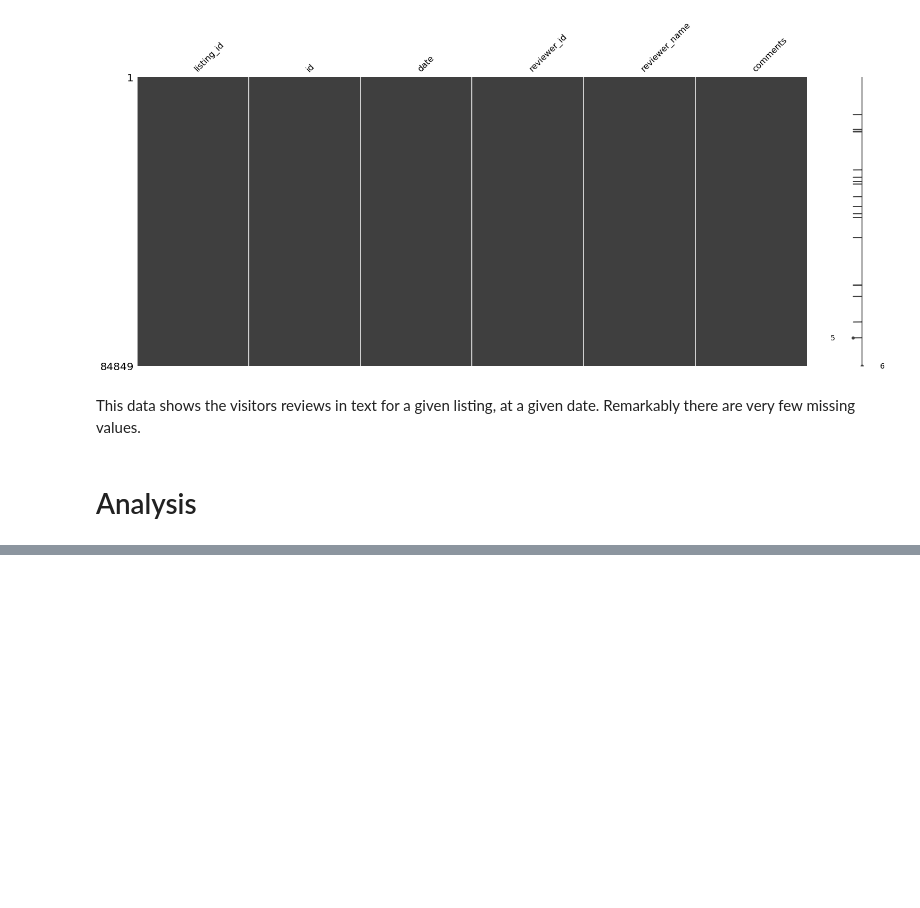
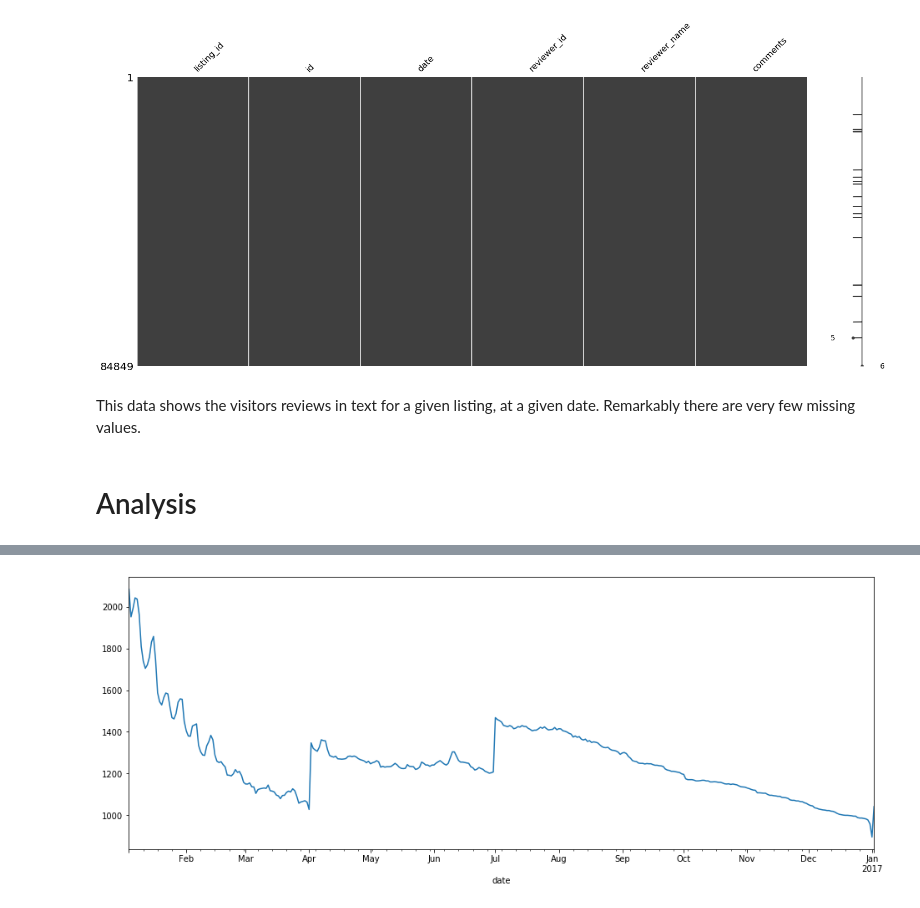
Before and after one commit to jiekebo/udacity_data_science_blog_post, a Jupyter notebook: notebook/Seattle Airbnb Data Analysis.ipynb, the cells around one changed output, grey strips where cells are left out. Saved outputs shown, nothing was run; the diff lists cells and outputs as text; code cells hidden in the pictures; blank space fills up the shorter version.

```diff
--- a/notebook/Seattle Airbnb Data Analysis.ipynb
+++ b/notebook/Seattle Airbnb Data Analysis.ipynb
@@ -84,3 +96,5 @@ missingno.matrix(reviews)
 This data shows the visitors reviews in text for a given listing, at a given date. Remarkably there are very few missing values.
 # %% [markdown]
 # Analysis
+# %%
+calendar['date'] = pd.to_datetime(calendar['date'])
@@ -86,0 +110,5 @@ This data shows the visitors reviews in text for a given listing, at a given dat
+# %%
+fig,ax = plt.subplots(figsize=(16,6))
+calendar[calendar['available'] == 'f'].groupby('date').size().plot(ax=ax);
+# %% [output]
+[figure, added]
```
Also changed, not shown: parts of 5 cells of this notebook.
